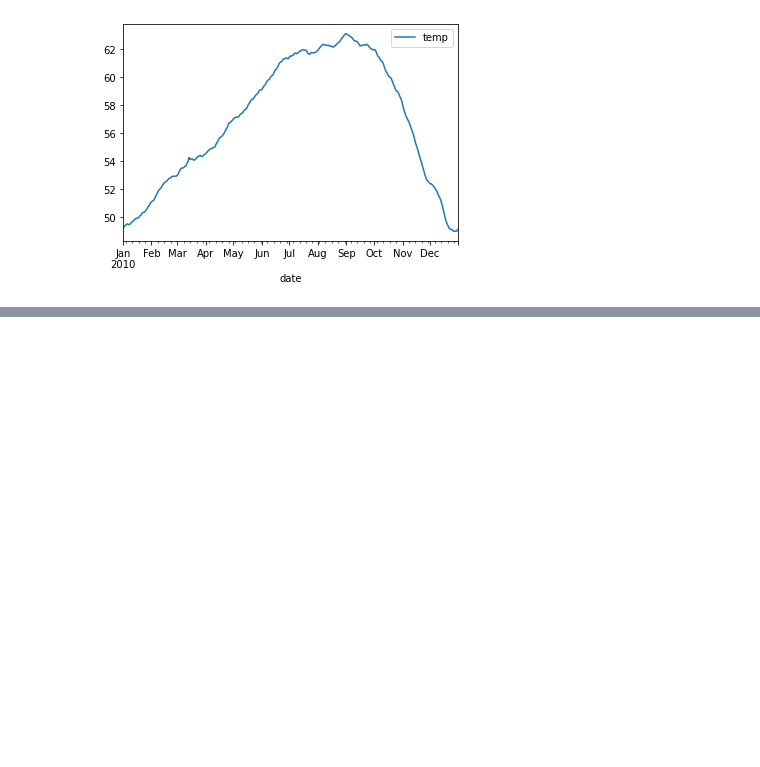
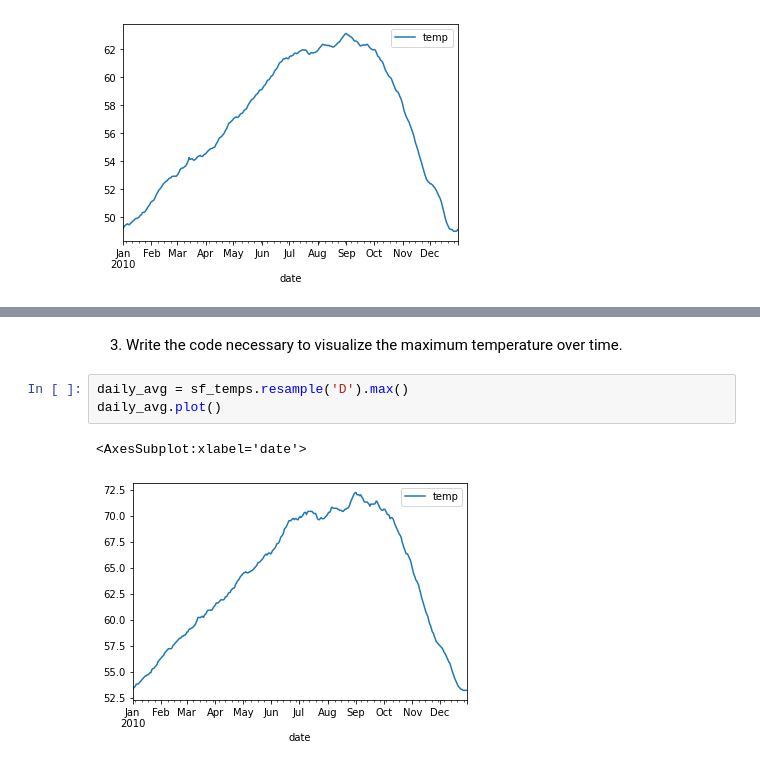
Before and after one commit to albertopuentes/time-series-exercises, a Jupyter notebook: datetime_timeseries_exercises.ipynb, the cells around one changed output, grey strips where cells are left out. Drawn from its saved outputs; the diff is of its cells as text; blank space fills up the shorter version.

```diff
--- a/datetime_timeseries_exercises.ipynb
+++ b/datetime_timeseries_exercises.ipynb
@@ -95,0 +116,8 @@ daily_avg.plot()
+# %% [markdown]
+3) Write the code necessary to visualize the maximum temperature over time.
+# %%
+daily_avg = sf_temps.resample('D').max()
+daily_avg.plot()
+# %% [output]
+<AxesSubplot:xlabel='date'>
+[figure, added]
```
Also changed, not shown: parts of 39 cells of this notebook.
